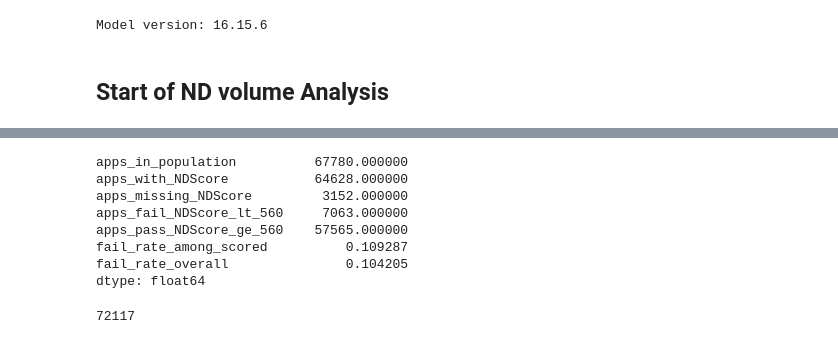
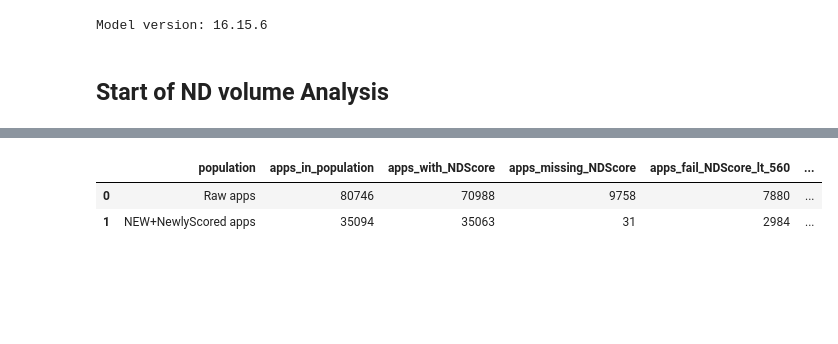
Before and after one commit to Junchen-concord/loonie_bankuity_rerun, a Jupyter notebook: notebooks/jcx_redZoneCut_test.ipynb, the cells around one changed output, grey strips where cells are left out. Drawn from its saved outputs; the diff is of its cells as text; code cells hidden in the pictures; blank space fills up the shorter version.

```diff
--- a/notebooks/jcx_redZoneCut_test.ipynb
+++ b/notebooks/jcx_redZoneCut_test.ipynb
@@ -148,51 +169,47 @@ unique AppID: 146996
 unique PortfolioID: 1
 # %%
 # Application-level ND knockout (application view)
-# Define the application population you care about first.
+# Compare Raw apps vs NEW+NewlyScored apps.
 
 app_keys = ["AppID", "PortfolioID"]
 cutoff = 560  # change if needed
 
-df_apps = df_perf_orig.copy()
-df_apps["ApplicationDate"] = pd.to_datetime(df_apps["ApplicationDate"], errors="coerce")
-df_apps["NewlyScored"] = pd.to_numeric(df_apps["NewlyScored"], errors="coerce")
-df_apps["NDScore"] = pd.to_numeric(df_apps["NDScore"], errors="coerce")
+def nd_knockout_summary(df, label):
+    d = df.copy()
+    d["ApplicationDate"] = pd.to_datetime(d["ApplicationDate"], errors="coerce")
+    d["NewlyScored"] = pd.to_numeric(d["NewlyScored"], errors="coerce")
+    d["NDScore"] = pd.to_numeric(d["NDScore"], errors="coerce")
 
-# If you want the "NEW + newly scored" application population (matches your earlier customer-view setup):
-df_apps = df_apps[(df_apps["CustType"] == "NEW") & (df_apps["NewlyScored"] == 1)].copy()
+    d = (
+        d.sort_values(app_keys + ["ApplicationDate"], ascending=[True, True, False])
+         .drop_duplicates(app_keys, keep="first")
+    )
 
-# Safety: ensure 1 row per application key (if duplicates exist, keep latest ApplicationDate)
-df_apps = (
-    df_apps.sort_values(app_keys + ["ApplicationDate"], ascending=[True, True, False])
-           .drop_duplicates(app_keys, keep="first")
+    n_apps = len(d)
+    n_scored = d["NDScore"].notna().sum()
+    n_missing = d["NDScore"].isna().sum()
+    n_fail = (d["NDScore"].notna() & (d["NDScore"] < cutoff)).sum()
+    n_pass = (d["NDScore"].notna() & (d["NDScore"] >= cutoff)).sum()
+
+    return pd.Series({
+        "population": label,
+        "apps_in_population": n_apps,
+        "apps_with_NDScore": n_scored,
+        "apps_missing_NDScore": n_missing,
+        f"apps_fail_NDScore_lt_{cutoff}": n_fail,
+        f"apps_pass_NDScore_ge_{cutoff}": n_pass,
+        "fail_rate_among_scored": (n_fail / n_scored) if n_scored else None,
+        "fail_rate_overall": (n_fail / n_apps) if n_apps else None,
+    })
+
+raw_summary = nd_knockout_summary(df_perf_orig, "Raw apps")
+new_summary = nd_knockout_summary(
+    df_perf_orig[(df_perf_orig["CustType"] == "NEW") & (pd.to_numeric(df_perf_orig["NewlyScored"], errors="coerce") == 1)],
+    "NEW+NewlyScored apps",
 )
 
-n_apps = len(df_apps)
-n_scored = df_apps["NDScore"].notna().sum()
-n_missing = df_apps["NDScore"].isna().sum()
-n_fail = (df_apps["NDScore"].notna() & (df_apps["NDScore"] < cutoff)).sum()
-n_pass = (df_apps["NDScore"].notna() & (df_apps["NDScore"] >= cutoff)).sum()
-
-pd.Series({
-    "apps_in_population": n_apps,
-    "apps_with_NDScore": n_scored,
-    "apps_missing_NDScore": n_missing,
-    f"apps_fail_NDScore_lt_{cutoff}": n_fail,
-    f"apps_pass_NDScore_ge_{cutoff}": n_pass,
-    "fail_rate_among_scored": (n_fail / n_scored) if n_scored else None,
-    "fail_rate_overall": (n_fail / n_apps) if n_apps else None,
-})
+pd.DataFrame([raw_summary, new_summary])
 # %% [output]
-apps_in_population          67780.000000
-apps_with_NDScore           64628.000000
-apps_missing_NDScore         3152.000000
-apps_fail_NDScore_lt_560     7063.000000
-apps_pass_NDScore_ge_560    57565.000000
-fail_rate_among_scored          0.109287
-fail_rate_overall               0.104205
-dtype: float64
+|  | population | apps_in_population | apps_with_NDScore | apps_missing_NDScore | apps_fail_NDScore_lt_560 | ... |
+| 0 | Raw apps | 80746 | 70988 | 9758 | 7880 | ... |
+| 1 | NEW+NewlyScored apps | 35094 | 35063 | 31 | 2984 | ... |
-# %%
-# Q1) how many unique CustomerID?
-df_perf_orig["CustomerID"].nunique()
-# %% [output]
-72117
```
Also changed, not shown: parts of 16 cells of this notebook, 3 other files.
